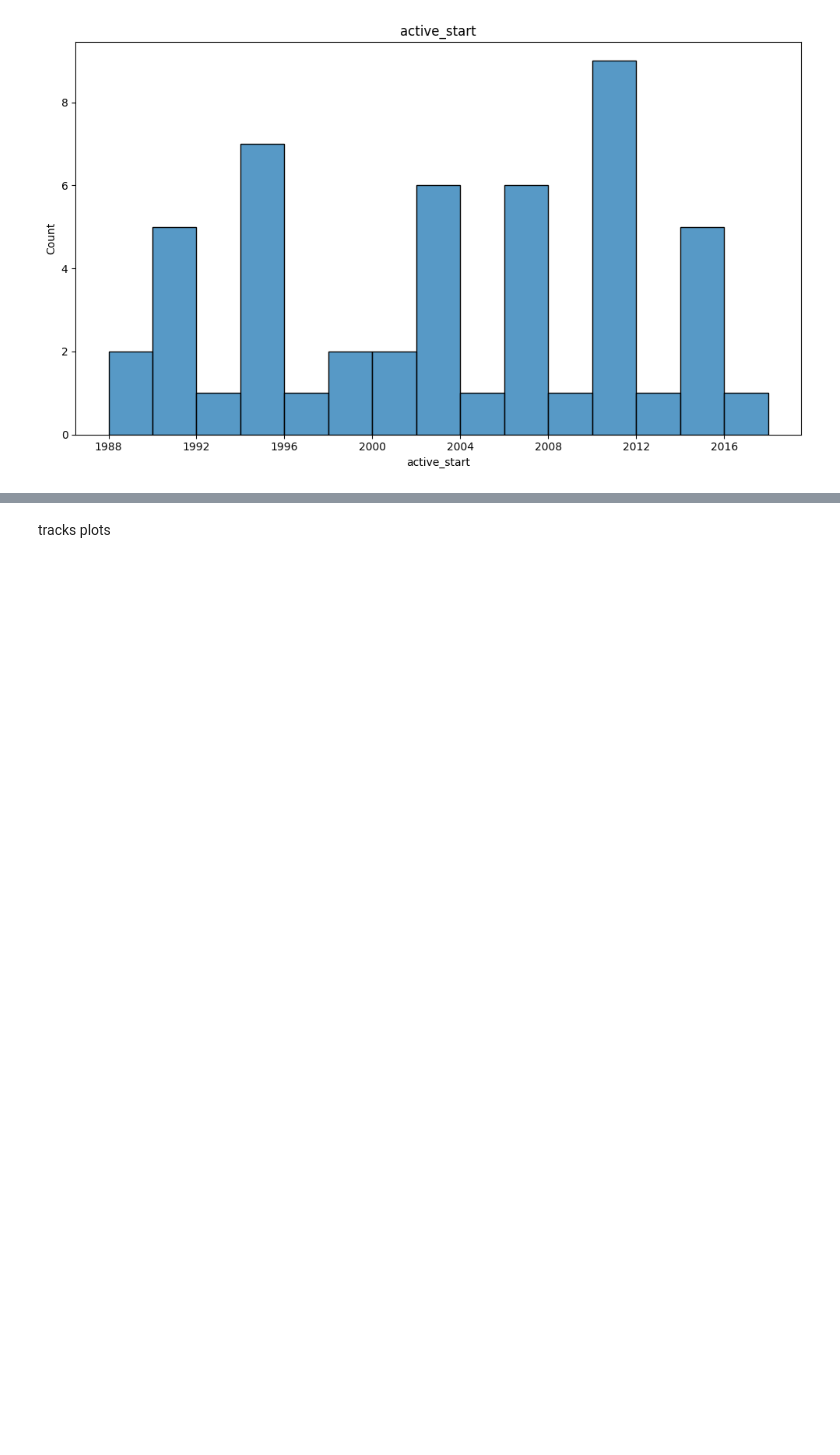
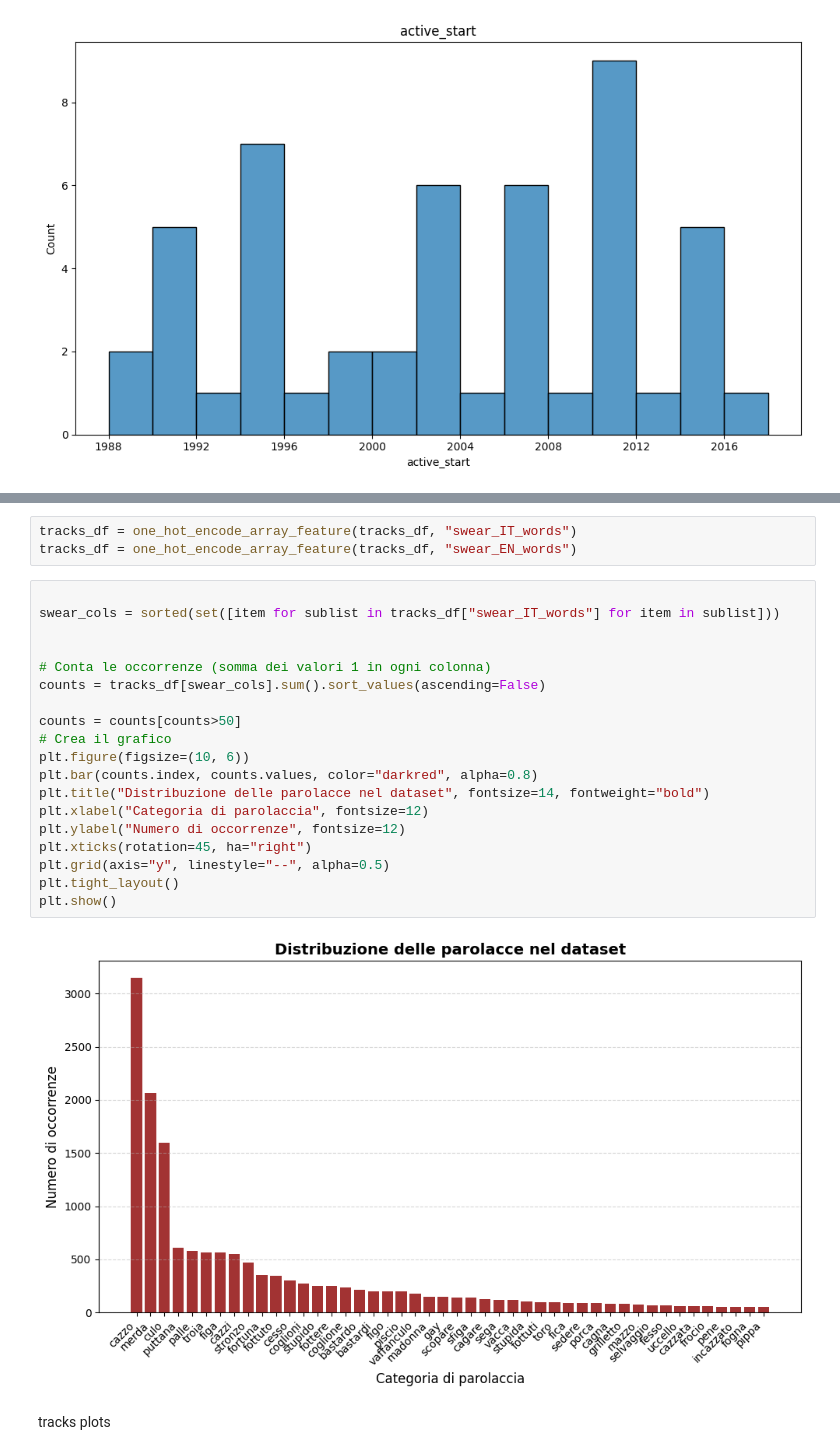
Before and after one commit to abderrahmane-salmi/UNIPI-Data-Mining-Project, a Jupyter notebook: task1/01_data_understanding.ipynb, the cells around one changed output, grey strips where cells are left out. Drawn from its saved outputs; the diff is of its cells as text; blank space fills up the shorter version.

```diff
--- a/task1/01_data_understanding.ipynb
+++ b/task1/01_data_understanding.ipynb
@@ -624,3 +629,27 @@ fig = plot_date_distribution(artists_df["active_start"], figsize=(10,6), bins=15
+# %%
+tracks_df = one_hot_encode_array_feature(tracks_df, "swear_IT_words")
+tracks_df = one_hot_encode_array_feature(tracks_df, "swear_EN_words")
+# %%
+
+swear_cols = sorted(set([item for sublist in tracks_df["swear_IT_words"] for item in sublist]))
+
+
+# Conta le occorrenze (somma dei valori 1 in ogni colonna)
+counts = tracks_df[swear_cols].sum().sort_values(ascending=False)
+
+counts = counts[counts>50]
+# Crea il grafico
+plt.figure(figsize=(10, 6))
+plt.bar(counts.index, counts.values, color="darkred", alpha=0.8)
+plt.title("Distribuzione delle parolacce nel dataset", fontsize=14, fontweight="bold")
+plt.xlabel("Categoria di parolaccia", fontsize=12)
+plt.ylabel("Numero di occorrenze", fontsize=12)
+plt.xticks(rotation=45, ha="right")
+plt.grid(axis="y", linestyle="--", alpha=0.5)
+plt.tight_layout()
+plt.show()
+# %% [output]
+[figure, added]
 # %% [markdown]
 tracks plots
 # %%
```
Also changed, not shown: parts of 1 cell of this notebook, 1 other file.
